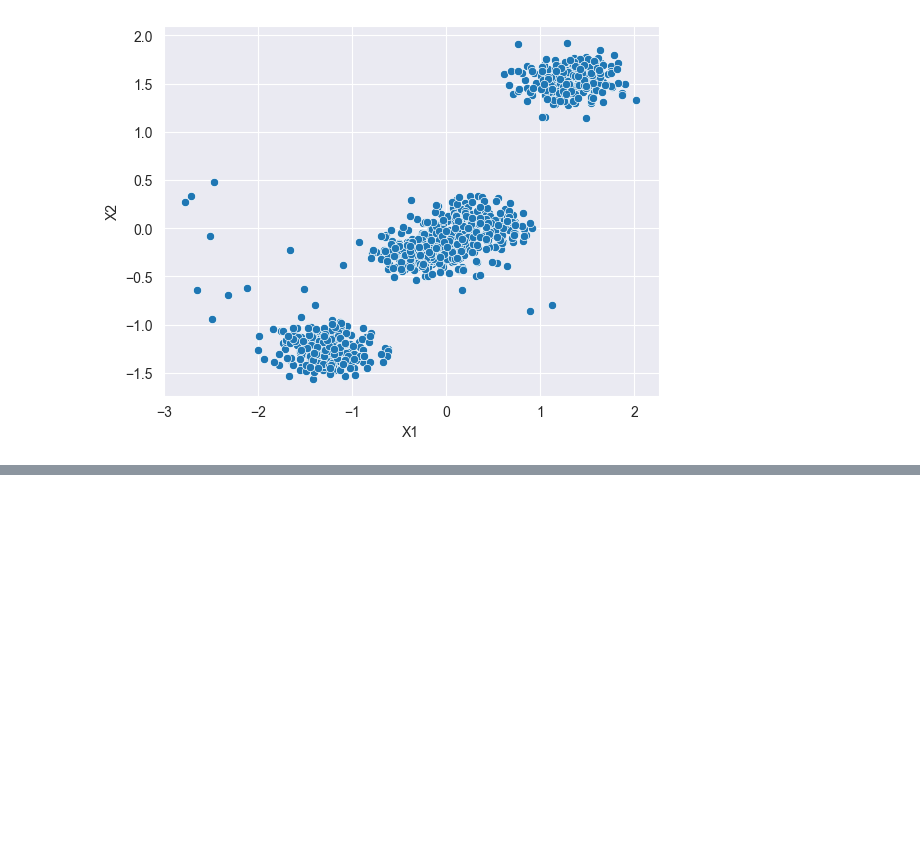
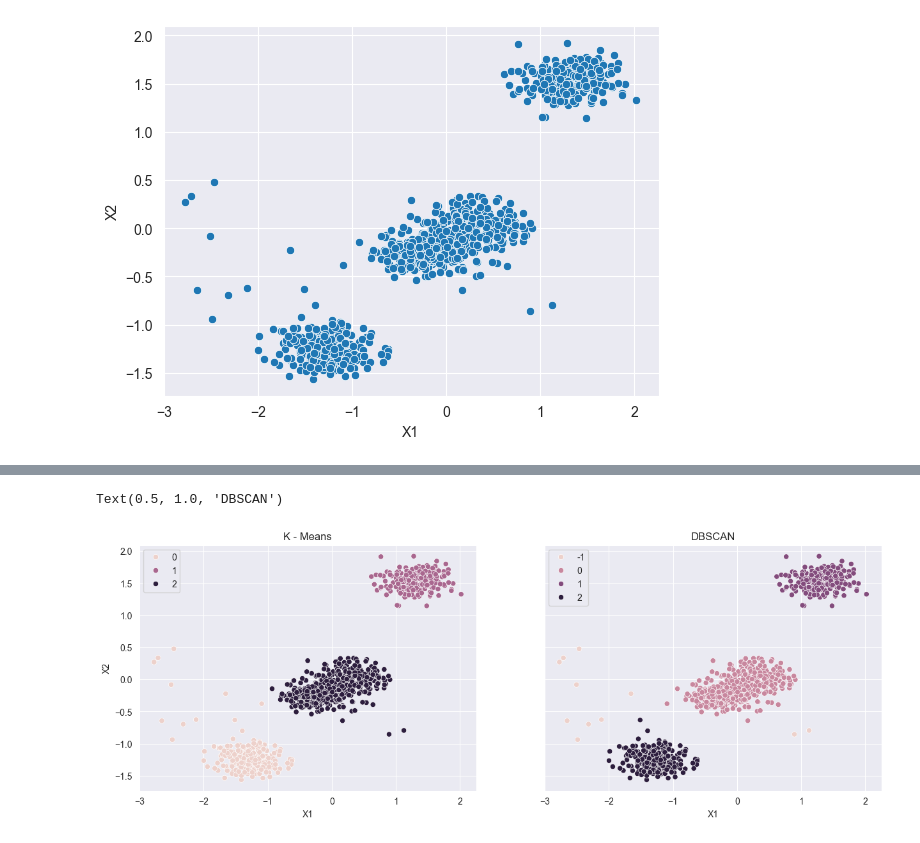
Before and after one commit to SahilLodha/AI_Classes_Notebooks, a Jupyter notebook: classical_ml/Sectionn 06 - Clustering Algorithms/dbscan_implementation.ipynb, the cells around one changed output, grey strips where cells are left out. Cells and saved outputs as stored; diff of their text form; code cells hidden in the pictures; blank space fills up the shorter version.

```diff
--- a/classical_ml/Sectionn 06 - Clustering Algorithms/dbscan_implementation.ipynb
+++ b/classical_ml/Sectionn 06 - Clustering Algorithms/dbscan_implementation.ipynb
@@ -38,0 +66,10 @@ round(np.random.random(), 2)
+# %%
+# Comparing both these results side by side ...
+f, axis = plt.subplots(nrows=1, ncols=2, sharey=True, figsize=(15, 5))
+sns.scatterplot(data=X_df, x='X1', y='X2', hue=kmeans.labels_, ax=axis[0])
+sns.scatterplot(data=X_df, x='X1', y='X2', hue=dbscan.labels_, ax=axis[1])
+axis[0].set_title('K - Means')
+axis[1].set_title('DBSCAN')
+# %% [output]
+Text(0.5, 1.0, 'DBSCAN')
+[figure, added]
```
Also changed, not shown: parts of 9 cells of this notebook, 12 other files.
